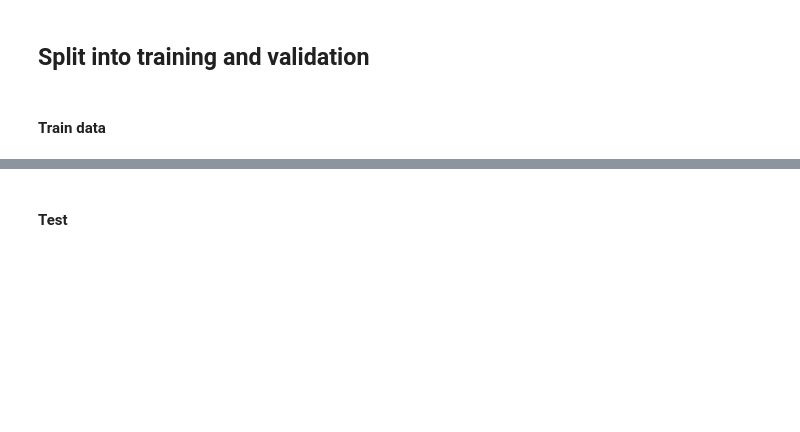
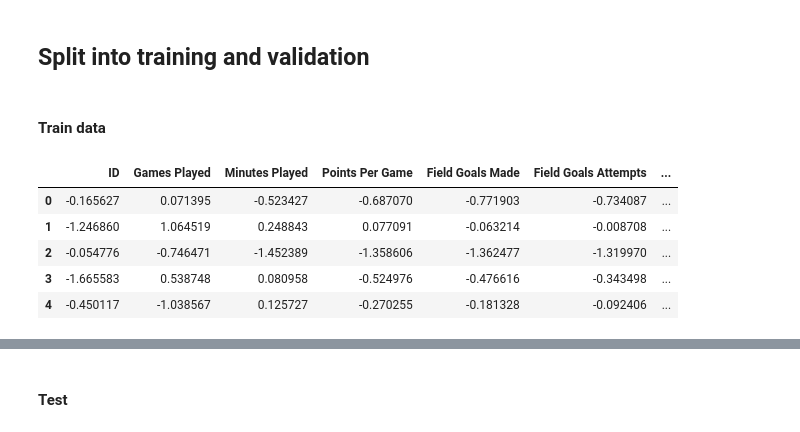
Before and after one commit to aprilgum/adv-dsi-2022-at1-grp4, a Jupyter notebook: nba-career-prediction/notebooks/at-group4-week1-prepare-data.ipynb, the cells around one changed output, grey strips where cells are left out. Cells and saved outputs as stored; diff of their text form; code cells hidden in the pictures; blank space fills up the shorter version.

Commit message:
updated data prep

```diff
--- a/nba-career-prediction/notebooks/at-group4-week1-prepare-data.ipynb
+++ b/nba-career-prediction/notebooks/at-group4-week1-prepare-data.ipynb
@@ -101,3 +116,34 @@ np.save('../data/processed/X_train', X_train)
 np.save('../data/processed/X_val',   X_val)
 np.save('../data/processed/y_train', y_train)
 np.save('../data/processed/y_val',   y_val)
+# %%
+X_train = pd.DataFrame(X_train,
+             columns=['ID',
+                 'Games Played',
+    'Minutes Played',
+    'Points Per Game',
+    'Field Goals Made',
+    'Field Goals Attempts',
+    'Field Goals Percent',
+    '3Points Made',
+    '3Points Attempts',
+    '3Points Percent',
+    'Free Throw Made',
+    'Free Throw Attempts',
+    'Free Throw Percent',
+    'Offensive Rebounds',
+    'Defensive Rebounds',
+    'Rebounds',
+    'Assists',
+    'Steals',
+    'Blocks',
+    'Turnovers'])
+
+X_train.head()
+# %% [output]
+|  | ID | Games Played | Minutes Played | Points Per Game | Field Goals Made | Field Goals Attempts | ... |
+| 0 | -0.165627 | 0.071395 | -0.523427 | -0.687070 | -0.771903 | -0.734087 | ... |
+| 1 | -1.246860 | 1.064519 | 0.248843 | 0.077091 | -0.063214 | -0.008708 | ... |
+| 2 | -0.054776 | -0.746471 | -1.452389 | -1.358606 | -1.362477 | -1.319970 | ... |
+| 3 | -1.665583 | 0.538748 | 0.080958 | -0.524976 | -0.476616 | -0.343498 | ... |
+| 4 | -0.450117 | -1.038567 | 0.125727 | -0.270255 | -0.181328 | -0.092406 | ... |
```
Also changed, not shown: parts of 10 cells of this notebook, 2 other files.
